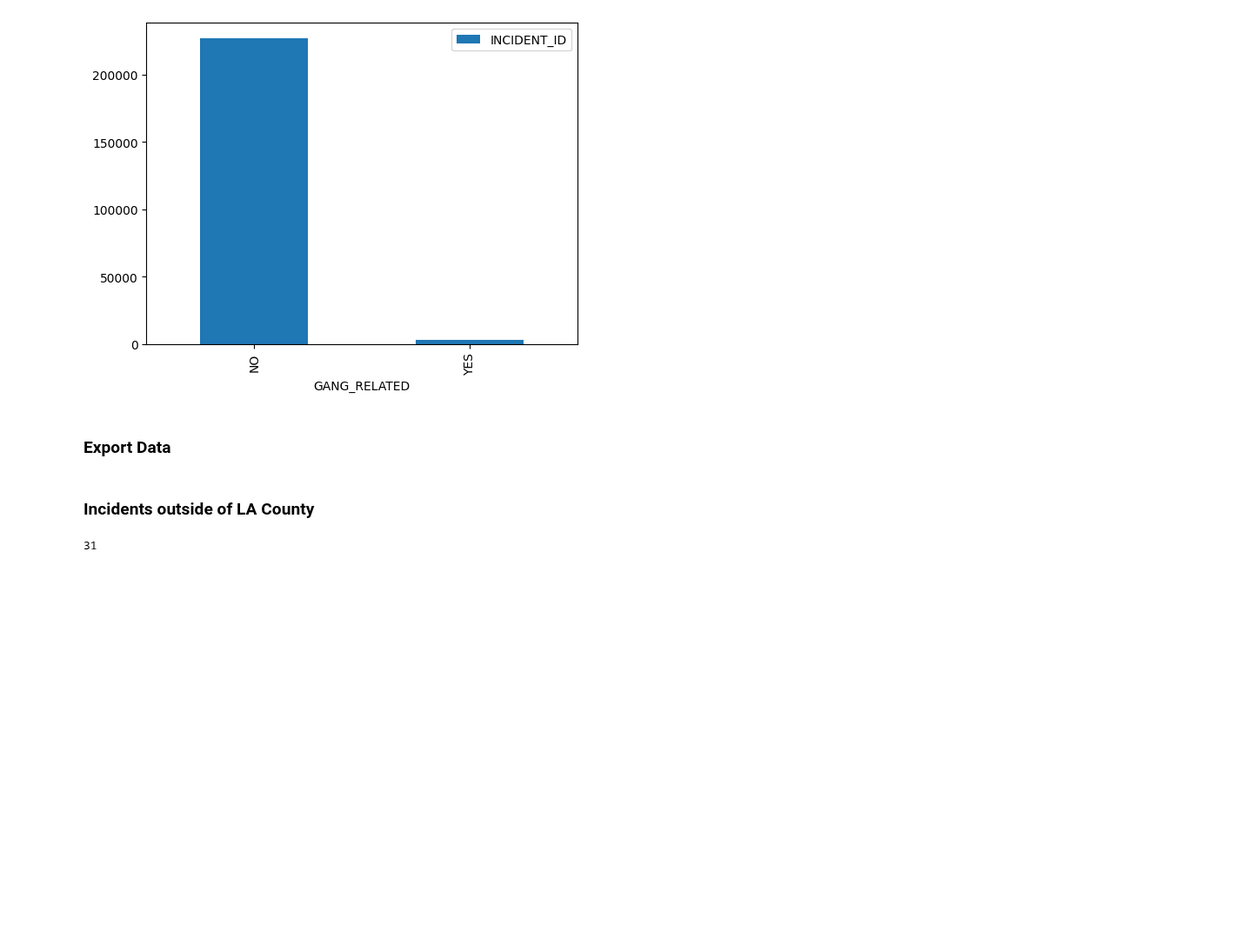
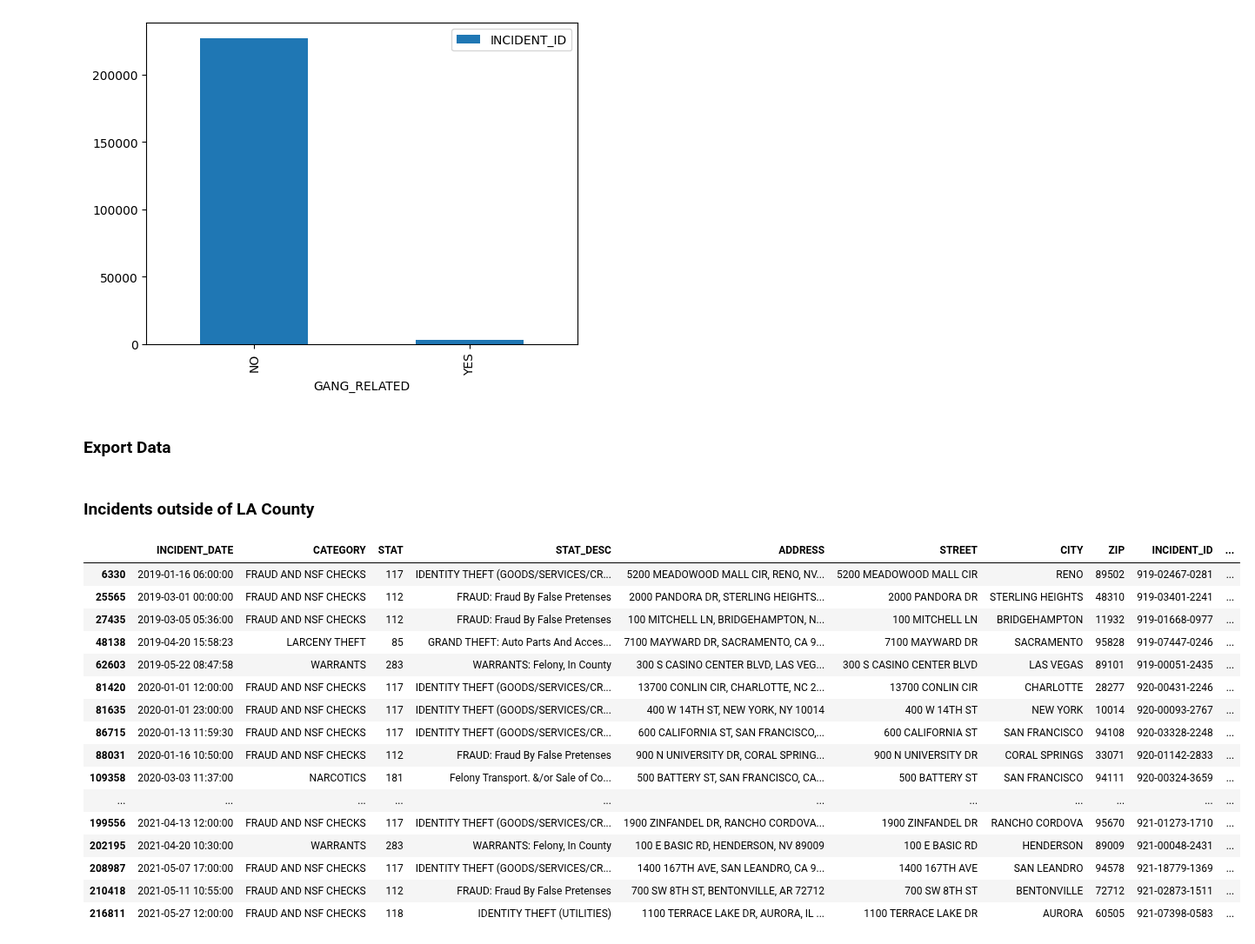
Before and after one commit to H-Dolan/Capstone_LACrime, a Jupyter notebook: laCrimes.ipynb, the cells around one changed output. Shown at 87% size. Saved outputs shown, nothing was run; the diff lists cells and outputs as text; code cells hidden in the pictures; blank space fills up the shorter version.

```diff
--- a/laCrimes.ipynb
+++ b/laCrimes.ipynb
@@ -130,6 +141,23 @@ df.to_csv('C:/Users/hanna/Documents/CSV/CRIMESDATA/LA_Crime.csv')
 # %%
 #Find zip codes outside of CA
 outLA = df.loc[(df['ZIP'] < 90000) | (df['ZIP'] > 93599)]
 len(outLA)
+outLA
 # %% [output]
-31
+|  | INCIDENT_DATE | CATEGORY | STAT | STAT_DESC | ADDRESS | STREET | CITY | ZIP | INCIDENT_ID | ... |
+| 6330 | 2019-01-16 06:00:00 | FRAUD AND NSF CHECKS | 117 | IDENTITY THEFT (GOODS/SERVICES/CR... | 5200 MEADOWOOD MALL CIR, RENO, NV... | 5200 MEADOWOOD MALL CIR | RENO | 89502 | 919-02467-0281 | ... |
+| 25565 | 2019-03-01 00:00:00 | FRAUD AND NSF CHECKS | 112 | FRAUD: Fraud By False Pretenses | 2000 PANDORA DR, STERLING HEIGHTS... | 2000 PANDORA DR | STERLING HEIGHTS | 48310 | 919-03401-2241 | ... |
+| 27435 | 2019-03-05 05:36:00 | FRAUD AND NSF CHECKS | 112 | FRAUD: Fraud By False Pretenses | 100 MITCHELL LN, BRIDGEHAMPTON, N... | 100 MITCHELL LN | BRIDGEHAMPTON | 11932 | 919-01668-0977 | ... |
+| 48138 | 2019-04-20 15:58:23 | LARCENY THEFT | 85 | GRAND THEFT: Auto Parts And Acces... | 7100 MAYWARD DR, SACRAMENTO, CA 9... | 7100 MAYWARD DR | SACRAMENTO | 95828 | 919-07447-0246 | ... |
+| 62603 | 2019-05-22 08:47:58 | WARRANTS | 283 | WARRANTS: Felony, In County | 300 S CASINO CENTER BLVD, LAS VEG... | 300 S CASINO CENTER BLVD | LAS VEGAS | 89101 | 919-00051-2435 | ... |
+| 81420 | 2020-01-01 12:00:00 | FRAUD AND NSF CHECKS | 117 | IDENTITY THEFT (GOODS/SERVICES/CR... | 13700 CONLIN CIR, CHARLOTTE, NC 2... | 13700 CONLIN CIR | CHARLOTTE | 28277 | 920-00431-2246 | ... |
+| 81635 | 2020-01-01 23:00:00 | FRAUD AND NSF CHECKS | 117 | IDENTITY THEFT (GOODS/SERVICES/CR... | 400 W 14TH ST, NEW YORK, NY 10014 | 400 W 14TH ST | NEW YORK | 10014 | 920-00093-2767 | ... |
+| 86715 | 2020-01-13 11:59:30 | FRAUD AND NSF CHECKS | 117 | IDENTITY THEFT (GOODS/SERVICES/CR... | 600 CALIFORNIA ST, SAN FRANCISCO,... | 600 CALIFORNIA ST | SAN FRANCISCO | 94108 | 920-03328-2248 | ... |
+| 88031 | 2020-01-16 10:50:00 | FRAUD AND NSF CHECKS | 112 | FRAUD: Fraud By False Pretenses | 900 N UNIVERSITY DR, CORAL SPRING... | 900 N UNIVERSITY DR | CORAL SPRINGS | 33071 | 920-01142-2833 | ... |
+| 109358 | 2020-03-03 11:37:00 | NARCOTICS | 181 | Felony Transport. &/or Sale of Co... | 500 BATTERY ST, SAN FRANCISCO, CA... | 500 BATTERY ST | SAN FRANCISCO | 94111 | 920-00324-3659 | ... |
+| ... | ... | ... | ... | ... | ... | ... | ... | ... | ... | ... |
+| 199556 | 2021-04-13 12:00:00 | FRAUD AND NSF CHECKS | 117 | IDENTITY THEFT (GOODS/SERVICES/CR... | 1900 ZINFANDEL DR, RANCHO CORDOVA... | 1900 ZINFANDEL DR | RANCHO CORDOVA | 95670 | 921-01273-1710 | ... |
+| 202195 | 2021-04-20 10:30:00 | WARRANTS | 283 | WARRANTS: Felony, In County | 100 E BASIC RD, HENDERSON, NV 89009 | 100 E BASIC RD | HENDERSON | 89009 | 921-00048-2431 | ... |
+| 208987 | 2021-05-07 17:00:00 | FRAUD AND NSF CHECKS | 117 | IDENTITY THEFT (GOODS/SERVICES/CR... | 1400 167TH AVE, SAN LEANDRO, CA 9... | 1400 167TH AVE | SAN LEANDRO | 94578 | 921-18779-1369 | ... |
+| 210418 | 2021-05-11 10:55:00 | FRAUD AND NSF CHECKS | 112 | FRAUD: Fraud By False Pretenses | 700 SW 8TH ST, BENTONVILLE, AR 72712 | 700 SW 8TH ST | BENTONVILLE | 72712 | 921-02873-1511 | ... |
+| 216811 | 2021-05-27 12:00:00 | FRAUD AND NSF CHECKS | 118 | IDENTITY THEFT (UTILITIES) | 1100 TERRACE LAKE DR, AURORA, IL ... | 1100 TERRACE LAKE DR | AURORA | 60505 | 921-07398-0583 | ... |
```
Also changed, not shown: parts of 1 cell of this notebook.
